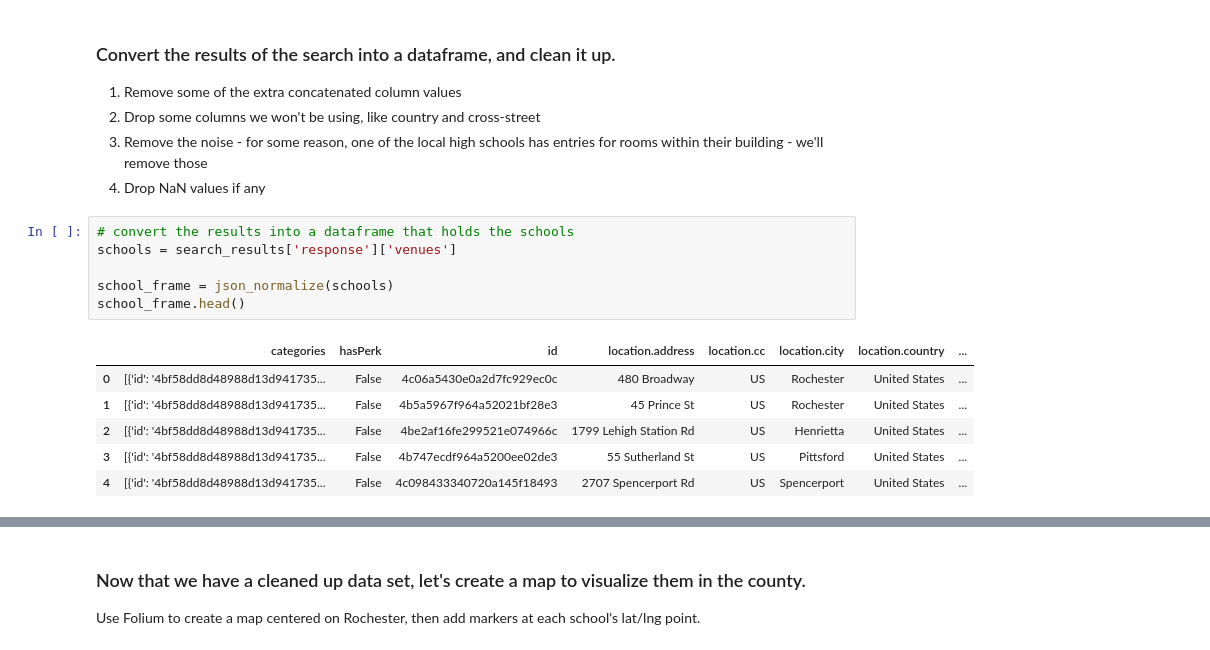
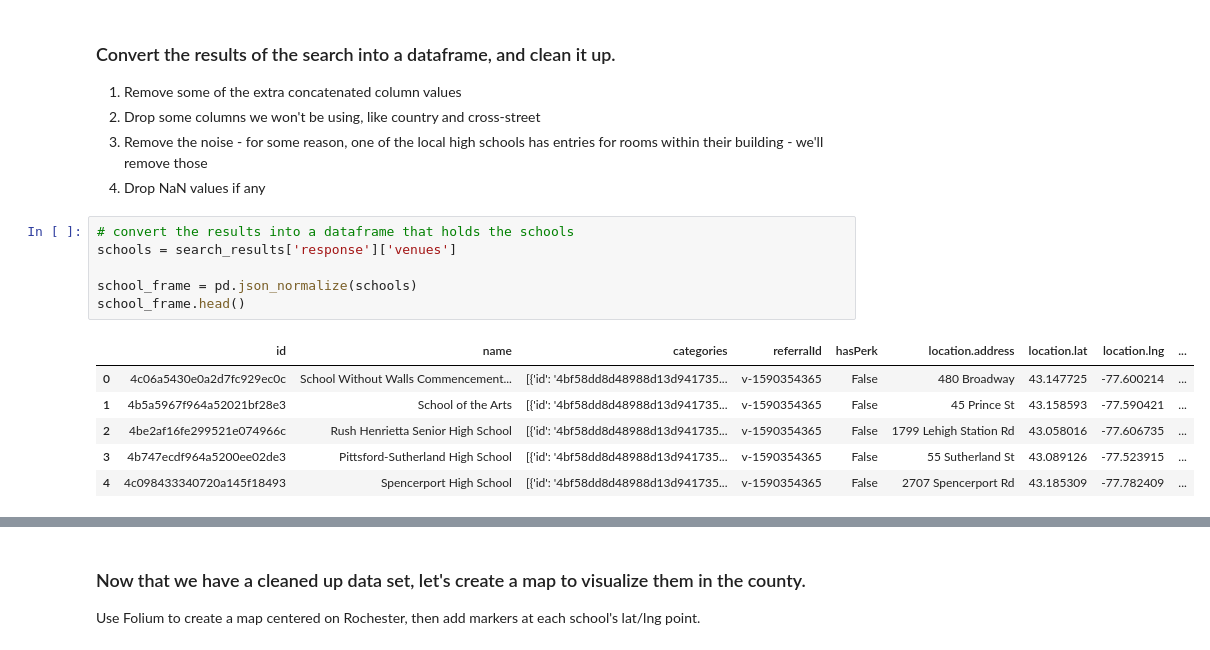
Before and after one commit to karen-cote/Coursera_Capstone, a Jupyter notebook: Data Science Capstone - High School Data Wrangling.ipynb, the cells around one changed output, grey strips where cells are left out. Saved outputs shown, nothing was run; the diff lists cells and outputs as text.

```diff
--- a/Data Science Capstone - High School Data Wrangling.ipynb
+++ b/Data Science Capstone - High School Data Wrangling.ipynb
@@ -131,16 +120,16 @@ search_results
 # %%
 # convert the results into a dataframe that holds the schools
 schools = search_results['response']['venues']
 
-school_frame = json_normalize(schools)
+school_frame = pd.json_normalize(schools)
 school_frame.head()
 # %% [output]
-|  | categories | hasPerk | id | location.address | location.cc | location.city | location.country | ... |
-| 0 | [{'id': '4bf58dd8d48988d13d941735... | False | 4c06a5430e0a2d7fc929ec0c | 480 Broadway | US | Rochester | United States | ... |
-| 1 | [{'id': '4bf58dd8d48988d13d941735... | False | 4b5a5967f964a52021bf28e3 | 45 Prince St | US | Rochester | United States | ... |
-| 2 | [{'id': '4bf58dd8d48988d13d941735... | False | 4be2af16fe299521e074966c | 1799 Lehigh Station Rd | US | Henrietta | United States | ... |
-| 3 | [{'id': '4bf58dd8d48988d13d941735... | False | 4b747ecdf964a5200ee02de3 | 55 Sutherland St | US | Pittsford | United States | ... |
-| 4 | [{'id': '4bf58dd8d48988d13d941735... | False | 4c098433340720a145f18493 | 2707 Spencerport Rd | US | Spencerport | United States | ... |
+|  | id | name | categories | referralId | hasPerk | location.address | location.lat | location.lng | ... |
+| 0 | 4c06a5430e0a2d7fc929ec0c | School Without Walls Commencement... | [{'id': '4bf58dd8d48988d13d941735... | v-1590354365 | False | 480 Broadway | 43.147725 | -77.600214 | ... |
+| 1 | 4b5a5967f964a52021bf28e3 | School of the Arts | [{'id': '4bf58dd8d48988d13d941735... | v-1590354365 | False | 45 Prince St | 43.158593 | -77.590421 | ... |
+| 2 | 4be2af16fe299521e074966c | Rush Henrietta Senior High School | [{'id': '4bf58dd8d48988d13d941735... | v-1590354365 | False | 1799 Lehigh Station Rd | 43.058016 | -77.606735 | ... |
+| 3 | 4b747ecdf964a5200ee02de3 | Pittsford-Sutherland High School | [{'id': '4bf58dd8d48988d13d941735... | v-1590354365 | False | 55 Sutherland St | 43.089126 | -77.523915 | ... |
+| 4 | 4c098433340720a145f18493 | Spencerport High School | [{'id': '4bf58dd8d48988d13d941735... | v-1590354365 | False | 2707 Spencerport Rd | 43.185309 | -77.782409 | ... |
 # %%
 # remove the noise and just get the location information and name
 filtered_columns = ['name'] + [col for col in school_frame.columns if col.startswith('location.')] + ['id']
```
Also changed, not shown: parts of 35 cells of this notebook.
